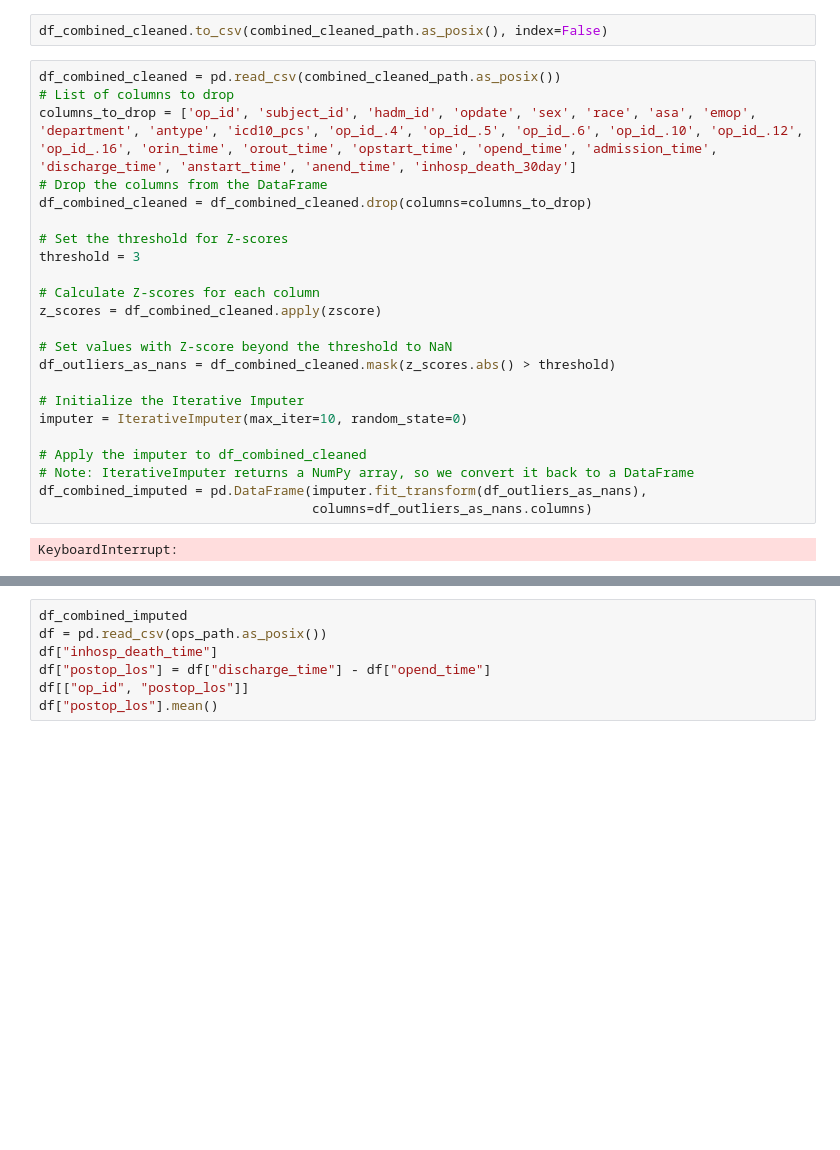
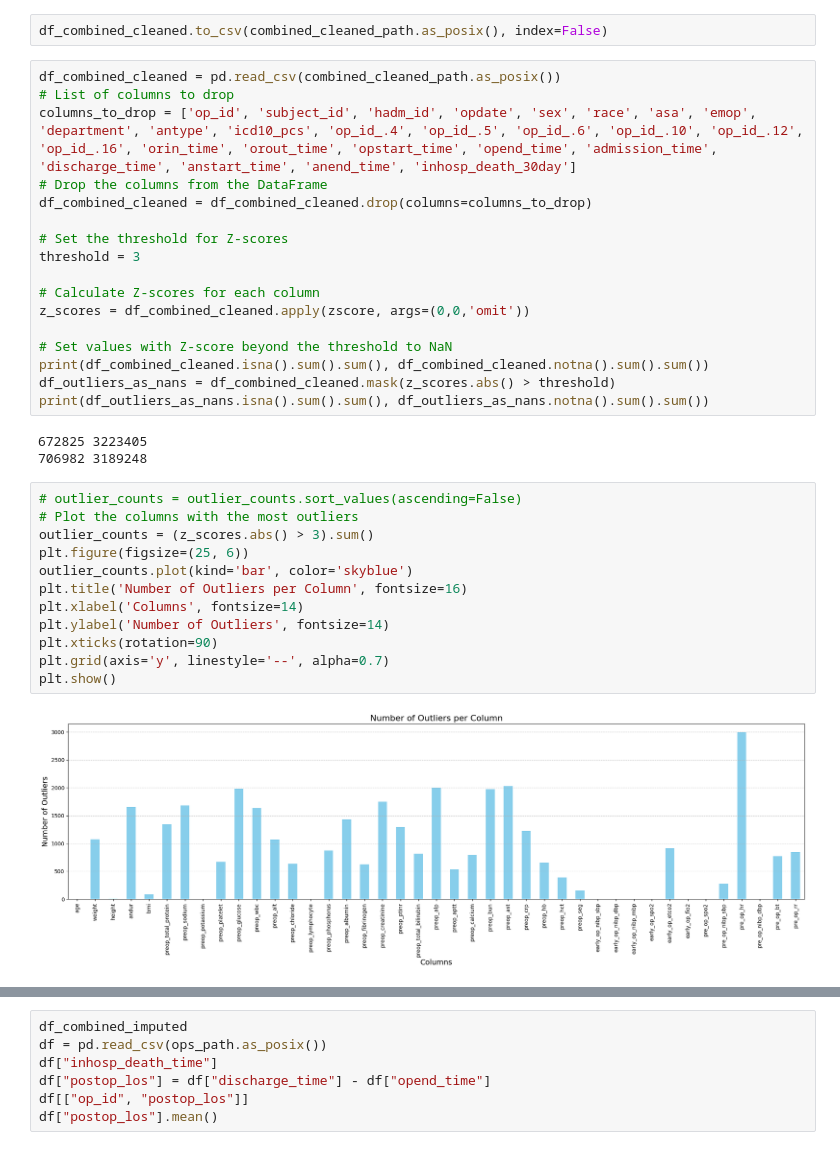
Before and after one commit to VivaSuresh/VitalDB-Dimensionality-Reduction, a Jupyter notebook: inspire_data_notebook.ipynb, the cells around one changed output, grey strips where cells are left out. Cells and saved outputs as stored; diff of their text form; blank space fills up the shorter version.

Commit message:
Fixed outlier detection, PCA working

```diff
--- a/inspire_data_notebook.ipynb
+++ b/inspire_data_notebook.ipynb
@@ -283,17 +283,26 @@ df_combined_cleaned = df_combined_cleaned.drop(columns=columns_to_drop)
 threshold = 3
 
 # Calculate Z-scores for each column
-z_scores = df_combined_cleaned.apply(zscore)
+z_scores = df_combined_cleaned.apply(zscore, args=(0,0,'omit'))
 
 # Set values with Z-score beyond the threshold to NaN
+print(df_combined_cleaned.isna().sum().sum(), df_combined_cleaned.notna().sum().sum())
 df_outliers_as_nans = df_combined_cleaned.mask(z_scores.abs() > threshold)
-
-# Initialize the Iterative Imputer
-imputer = IterativeImputer(max_iter=10, random_state=0)
-
-# Apply the imputer to df_combined_cleaned
-# Note: IterativeImputer returns a NumPy array, so we convert it back to a DataFrame
-df_combined_imputed = pd.DataFrame(imputer.fit_transform(df_outliers_as_nans),
-                                   columns=df_outliers_as_nans.columns)
+print(df_outliers_as_nans.isna().sum().sum(), df_outliers_as_nans.notna().sum().sum())
 # %% [output]
-KeyboardInterrupt:
+672825 3223405
+706982 3189248
+# %%
+# outlier_counts = outlier_counts.sort_values(ascending=False)
+# Plot the columns with the most outliers
+outlier_counts = (z_scores.abs() > 3).sum()
+plt.figure(figsize=(25, 6))
+outlier_counts.plot(kind='bar', color='skyblue')
+plt.title('Number of Outliers per Column', fontsize=16)
+plt.xlabel('Columns', fontsize=14)
+plt.ylabel('Number of Outliers', fontsize=14)
+plt.xticks(rotation=90)
+plt.grid(axis='y', linestyle='--', alpha=0.7)
+plt.show()
+# %% [output]
+[figure, added]
```
Also changed, not shown: parts of 5 cells of this notebook.
